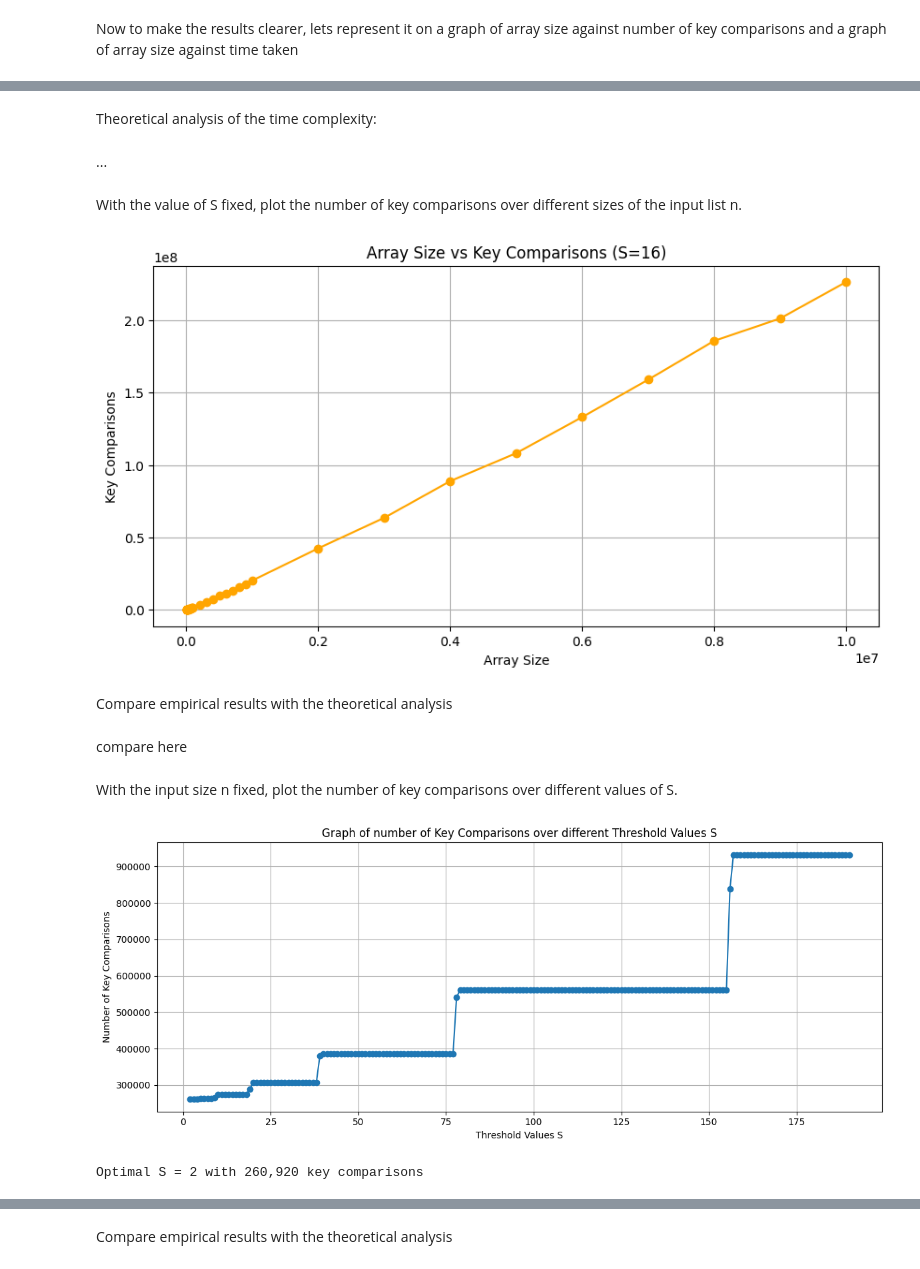
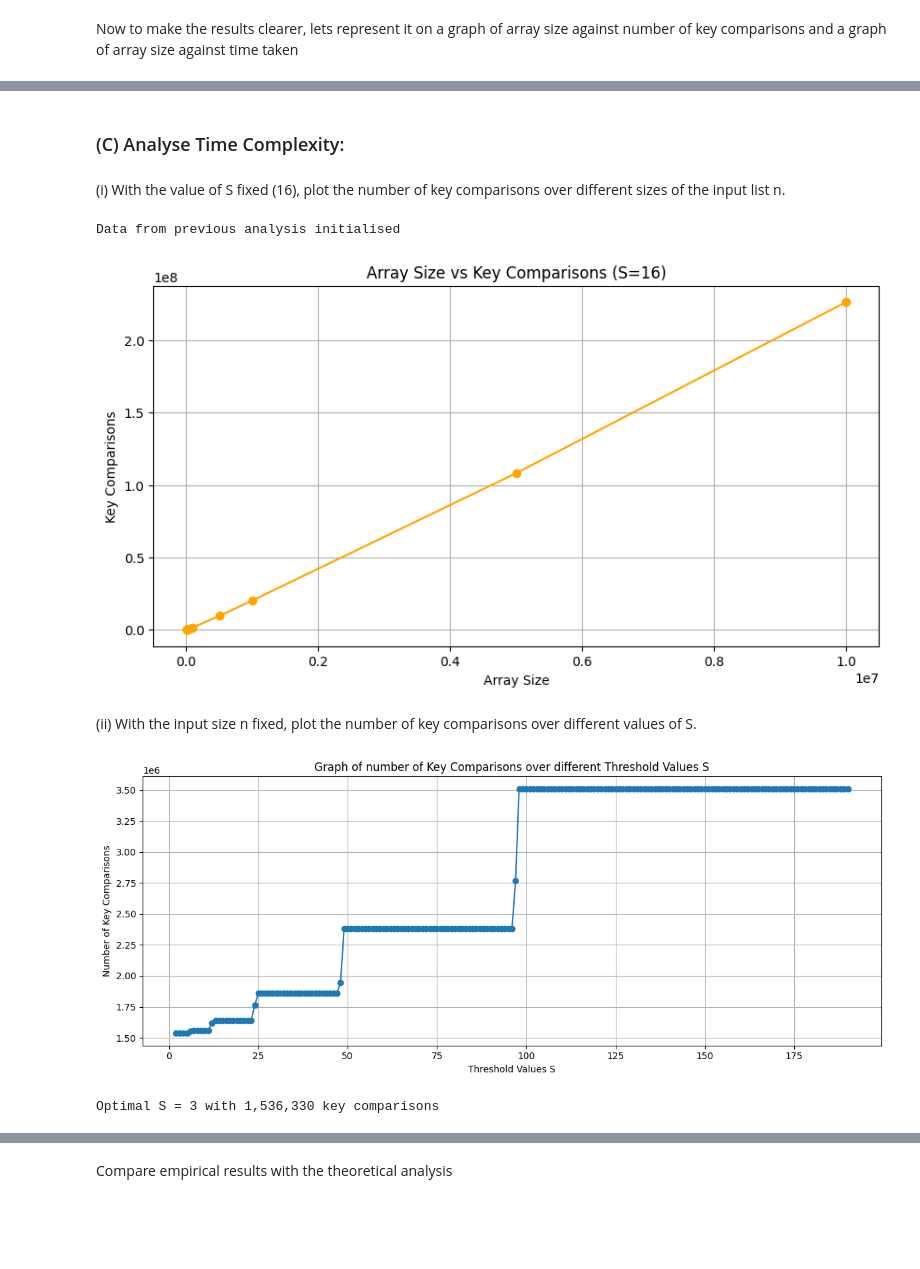
Before and after one commit to Abhinav-2223/SC2001_Group6, a Jupyter notebook: SC2001_SCED_Grp6_Lab1.ipynb, the cells around one changed output, grey strips where cells are left out. Drawn from its saved outputs; the diff is of its cells as text; code cells hidden in the pictures; blank space fills up the shorter version.

```diff
--- a/SC2001_SCED_Grp6_Lab1.ipynb
+++ b/SC2001_SCED_Grp6_Lab1.ipynb
@@ -154,6 +146,6 @@ import random
 
 list_of_arrays = []
 
-for x in arr_size:
-    arr = [ random.randint(1, x) for _ in range(x)] # generate random arrays from 1 to (size of array) AKA x for those 37 sizes in arr_size
+for x in arr_sizes:
+    arr = [ random.randint(1, x) for _ in range(x)] # generate random arrays from 1 to (size of array) AKA x for those 9 sizes in arr_size
     list_of_arrays.append(arr)
@@ -162,3 +152,9 @@ Analyze Time Complexity:
+# %%
+def generate_data(size): # function to generate random arrays when size is given
+
+    test_array = [] # reinitialize test_array to empty list
+    test_array = [ random.randint(1, size) for _ in range(size)] # generate random array
+    return test_array # return the generated random array
 # %% [markdown]
 running the code and recording the number of key comparisons in each case
 # %%
@@ -222,27 +252,20 @@ if __name__ == "__main__":
-# %% [markdown]
-Theoretical analysis of the time complexity:
-# %% [markdown]
-...
+# %% [markdown]
+### (C) Analyse Time Complexity:
 # %% [markdown]
-With  the  value  of  S  fixed,  plot  the  number  of  key  comparisons  over
+(i) With  the  value  of  S  fixed (16),  plot  the  number  of  key  comparisons  over
 different sizes of the input list n.
 # %%
+# Generating a graph of array size vs key comparisons using previous analysis data
 if __name__ == "__main__":
-    sizes = []
-    comparisons_list = []
-    times_list = []
+    # Use the data from the previous analysis
+    if 'analysis_sizes' in globals() and 'analysis_comparisons' in globals():
+        sizes = analysis_sizes
+        comparisons_list = analysis_comparisons
+        print("Data from previous analysis initialised")
+    else:
+        print("No previous multi-run analysis data found")
 
-    for arr in list_of_arrays:
-        c = ComparisonsCounter()  # create counter object
-        start = time.perf_counter()
-        sorted_arr = insertion_merge_hybird_sort(arr, 16, c)
-        end = time.perf_counter()
-        sizes.append(len(arr))
-        comparisons_list.append(c.returnKeyComparisons())
-        times_list.append(end - start)
-
-
-# Plot array size vs key comparisons
+    # Plot array size vs key comparisons
     plt.figure(figsize=(10, 5))
     plt.plot(sizes, comparisons_list, marker='o', color='orange')
     plt.xlabel('Array Size')
@@ -251,38 +274,35 @@ if __name__ == "__main__":
     plt.grid(True)
     plt.show()
 # %% [output]
+Data from previous analysis initialised
-[figure, old version]
+[figure, new version]
-# %% [markdown]
-Compare empirical results with the theoretical analysis
-# %% [markdown]
-compare here
 # %% [markdown]
-With the input size n fixed, plot the number of key comparisons over
+(ii) With the input size n fixed, plot the number of key comparisons over
 different  values  of  S.
 # %%
-n_FIXED = 20_000
-base = list_of_arrays[10]  # 20,000 size array from previous experiments
+n_FIXED = 100_000  # Fixed size for S analysis
+base = generate_data(n_FIXED)  # 100,000 size array from previous experiments
 S_values = list(range(2, 191))           # 2..190 for a clean step-like curve
 comps_S = []
 for S in S_values:
     arr = base[:]
     ctr = ComparisonsCounter()
     insertion_merge_hybird_sort(arr, S, ctr)
     comps_S.append(ctr.returnKeyComparisons())
 
 plt.figure(figsize=(12, 5))
 plt.plot(S_values, comps_S, marker='o')
 plt.title('Graph of number of Key Comparisons over different Threshold Values S')
 plt.xlabel('Threshold Values S')
 plt.ylabel('Number of Key Comparisons')
 plt.grid(True)
 plt.tight_layout()
 plt.show()
 
 # Find optimal S
 min_comparisons = min(comps_S)
 optimal_S = S_values[comps_S.index(min_comparisons)]
 print(f"\nOptimal S = {optimal_S} with {min_comparisons:,} key comparisons")
 # %% [output]
-[figure, old version]
+[figure, new version]
-Optimal S = 2 with 260,920 key comparisons
+Optimal S = 3 with 1,536,330 key comparisons
```
Also changed, not shown: parts of 11 cells of this notebook.
